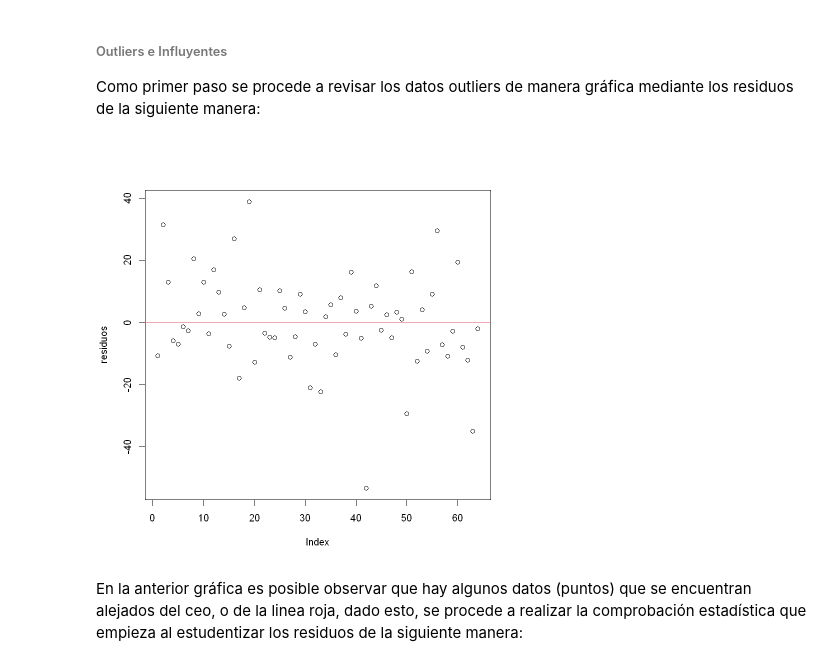
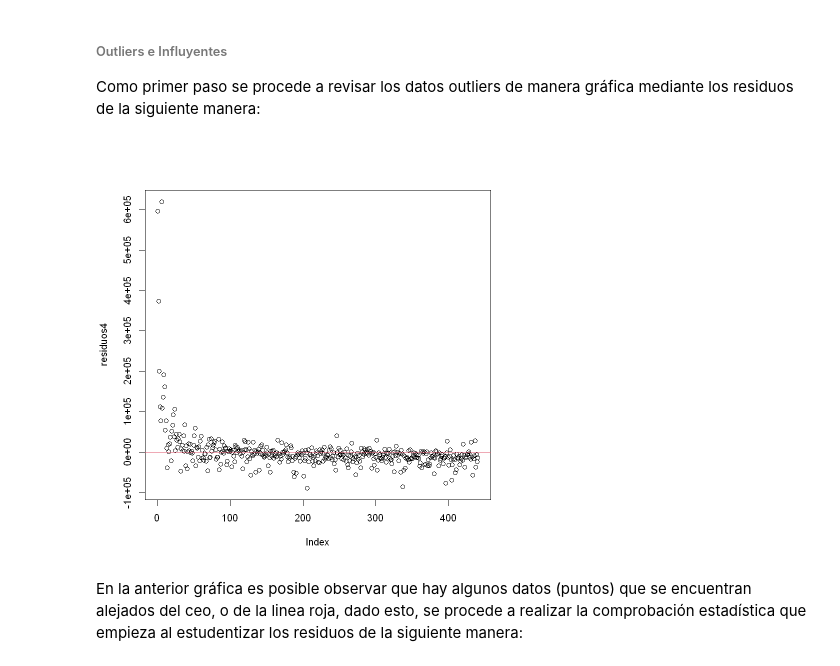
Before and after one commit to MantiMantilla/MEL-2022-2, a Jupyter notebook: Tareas/Tarea 3/Tarea 3.ipynb, the cells around one changed output. Saved outputs shown, nothing was run; the diff lists cells and outputs as text; code cells hidden in the pictures.

```diff
--- a/Tareas/Tarea 3/Tarea 3.ipynb
+++ b/Tareas/Tarea 3/Tarea 3.ipynb
@@ -640,0 +597,4 @@ CORRECCION HETEROSCEDASTICIDAD
+# %%
+modelo4 <- lm(y~x1+x3+x4+x7+x8+x9+x10+x11+x_NE+x_NC+x_S)
+summary(modelo4)
+vif(modelo4)
@@ -643,9 +625,10 @@ CORRECCION HETEROSCEDASTICIDAD
 Como primer paso se procede a revisar los datos outliers de manera gráfica mediante los residuos de la siguiente manera:
 # %%
 #Datos influyentes
-plot(residuos)
+residuos4 <- modelo4$residuals
+plot(residuos4)
 abline(0,0, col=2)
 # %% [output]
-[figure, old version]
+[figure, new version]
 # %% [markdown]
 En la anterior gráfica es posible observar que hay algunos datos (puntos) que se encuentran alejados del ceo, o de la linea roja, dado esto, se procede a realizar la comprobación estadística que empieza al estudentizar los residuos de la siguiente manera:
```
Also changed, not shown: parts of 37 cells of this notebook.
